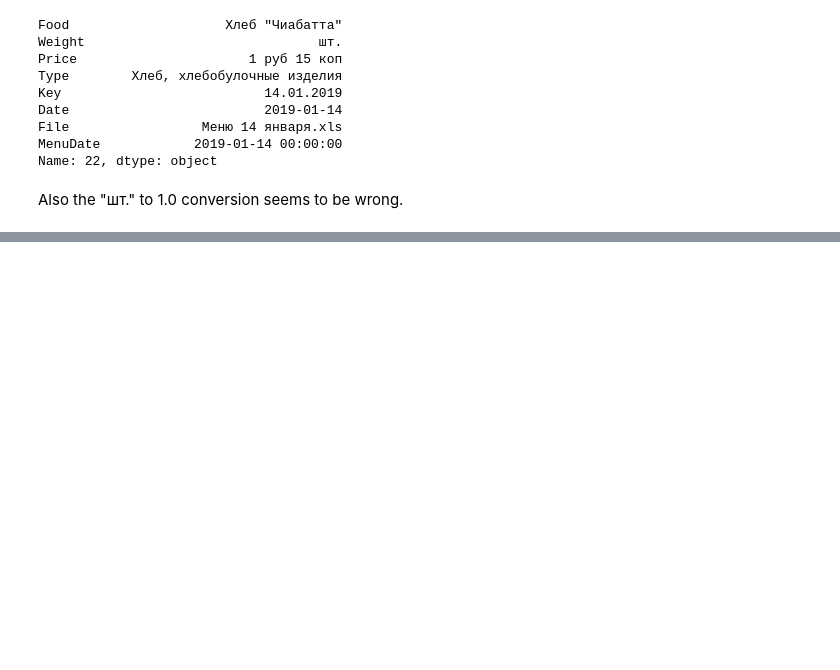
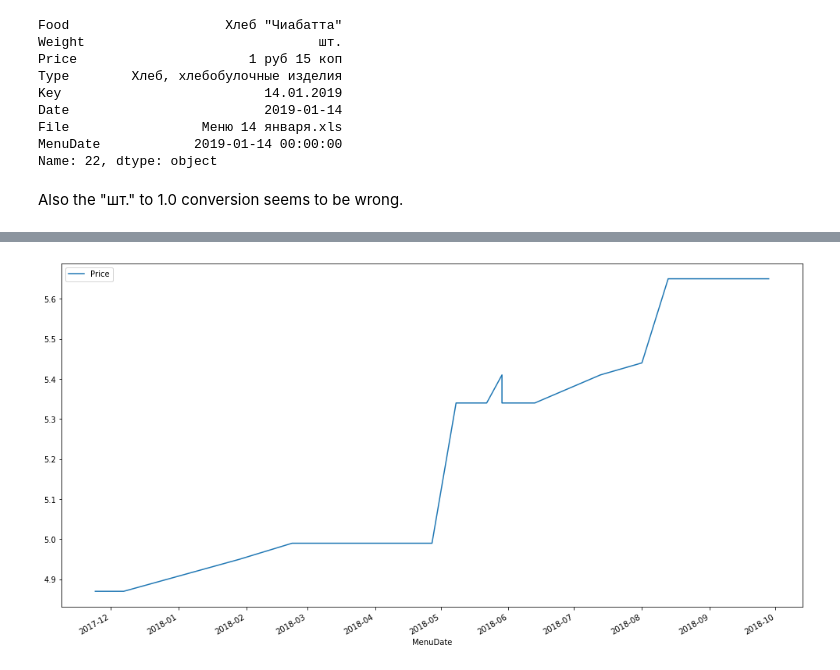
Before and after one commit to ihar/menuP27a, a Jupyter notebook: main_eda.ipynb, the cells around one changed output, grey strips where cells are left out. Saved outputs shown, nothing was run; the diff lists cells and outputs as text; code cells hidden in the pictures; blank space fills up the shorter version.

```diff
--- a/main_eda.ipynb
+++ b/main_eda.ipynb
@@ -436,0 +624,5 @@ Also the "шт." to 1.0 conversion seems to be wrong.
+# %%
+df_date_price_weight_type_proc['FoodIngredients'] = \
+    df_date_price_weight_type_proc.\
+    loc[df_date_price_weight_type_proc.Type == 'Вторые блюда', 'Food'].\
+    apply(lambda x: ",".join(pr.ingredients_from_food(x)))
@@ -436,0 +631,3 @@ Also the "шт." to 1.0 conversion seems to be wrong.
+# %%
+df_date_price_weight_type_proc['Food'] = \
+    df_date_price_weight_type_proc['Food'].apply(lambda x: re.sub("\([^\)]+\)", "", x))
@@ -436,0 +645,2 @@ Also the "шт." to 1.0 conversion seems to be wrong.
+# %%
+df_date_price_weight_type_proc['Food'] = df_date_price_weight_type_proc['Food'].apply(lambda x: ' '.join(x.split()))
@@ -436,0 +685,5 @@ Also the "шт." to 1.0 conversion seems to be wrong.
+# %%
+df_date_price_weight_type_proc[df_date_price_weight_type_proc.Food == 'Антрекот'].\
+    plot(x='MenuDate', y='Price', figsize=(17, 9),);
+# %% [output]
+[figure, added]
```
Also changed, not shown: parts of 46 cells of this notebook.
